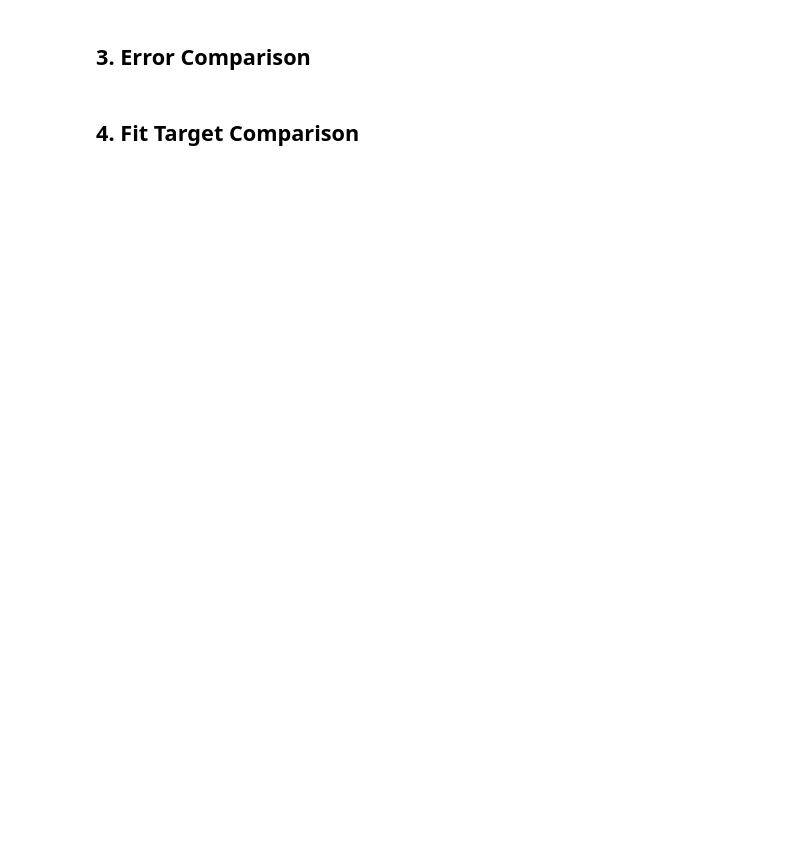
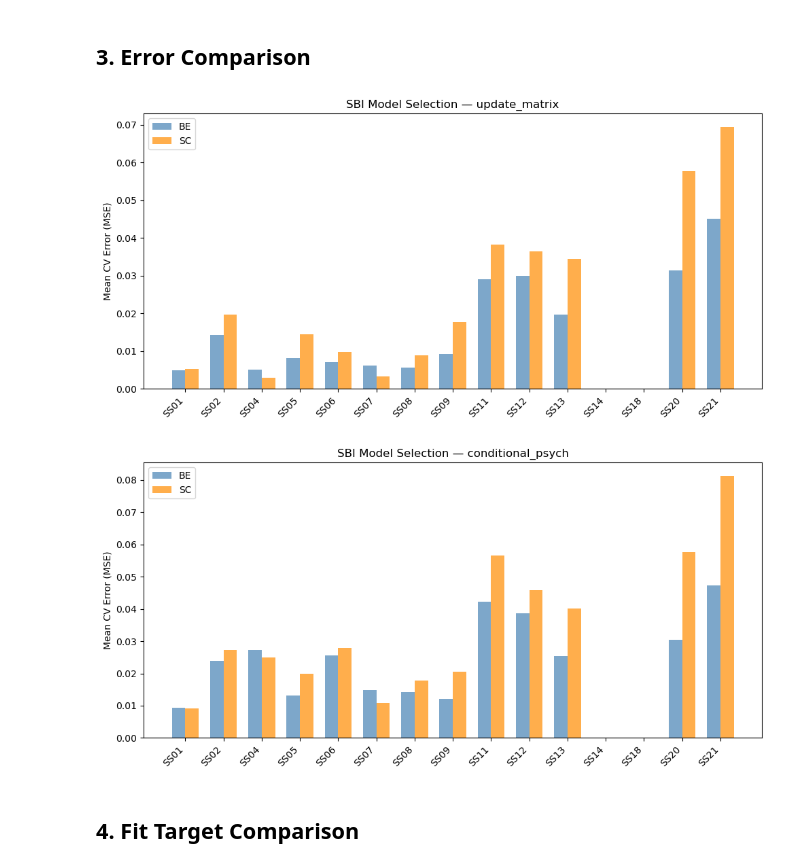
Before and after one commit to serkanshentyurk/sound_categorisation, a Jupyter notebook: notebooks/21_sbi_model_selection.ipynb, the cells around one changed output. Drawn from its saved outputs; the diff is of its cells as text; code cells hidden in the pictures; blank space fills up the shorter version.

```diff
--- a/notebooks/21_sbi_model_selection.ipynb
+++ b/notebooks/21_sbi_model_selection.ipynb
@@ -87,8 +85,7 @@ elif MODE == 'run':
 ## 2. Per-Animal Assignment
 # %%
 for ft, df in sbi_results.items():
-    if len(df) == 0:
-        continue
+    if len(df) == 0: continue
     print(f'\n=== {ft} ===')
     cols = ['animal_id', 'winner', 'p', 'be_mean', 'sc_mean']
     cols = [c for c in cols if c in df.columns]
@@ -98,22 +113,27 @@ for ft, df in sbi_results.items():
 # %% [markdown]
 ## 3. Error Comparison
 # %%
+from behav_utils.plotting.styles import COLOURS
+BE_COL, SC_COL = COLOURS['BE'], COLOURS['SC']
+
 for ft, df in sbi_results.items():
-    if len(df) == 0 or 'be_mean' not in df.columns:
-        continue
+    if len(df) == 0 or 'be_mean' not in df.columns: continue
     fig, ax = plt.subplots(figsize=(10, 5))
     aid_col = 'animal_id' if 'animal_id' in df.columns else 'animal'
     x = np.arange(len(df))
     w = 0.35
-    ax.bar(x - w/2, df['be_mean'], w, label='BE', color='steelblue', alpha=0.7)
-    ax.bar(x + w/2, df['sc_mean'], w, label='SC', color='darkorange', alpha=0.7)
+    ax.bar(x - w/2, df['be_mean'], w, label='BE', color=BE_COL, alpha=0.7)
+    ax.bar(x + w/2, df['sc_mean'], w, label='SC', color=SC_COL, alpha=0.7)
     ax.set_xticks(x)
     ax.set_xticklabels(df[aid_col], rotation=45, ha='right')
     ax.set_ylabel('Mean CV Error (MSE)')
     ax.set_title(f'SBI Model Selection — {ft}')
     ax.legend()
     plt.tight_layout()
     plt.show()
+# %% [output]
+[figure, added]
+[figure, added]
 # %% [markdown]
 ## 4. Fit Target Comparison
 # %%
```
Also changed, not shown: parts of 5 cells of this notebook, 19 other files.
